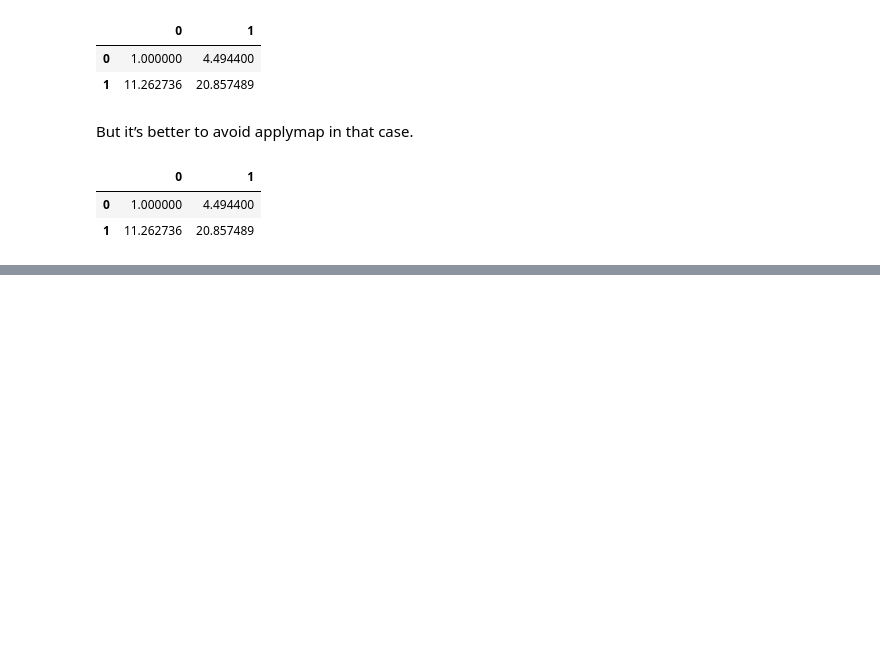
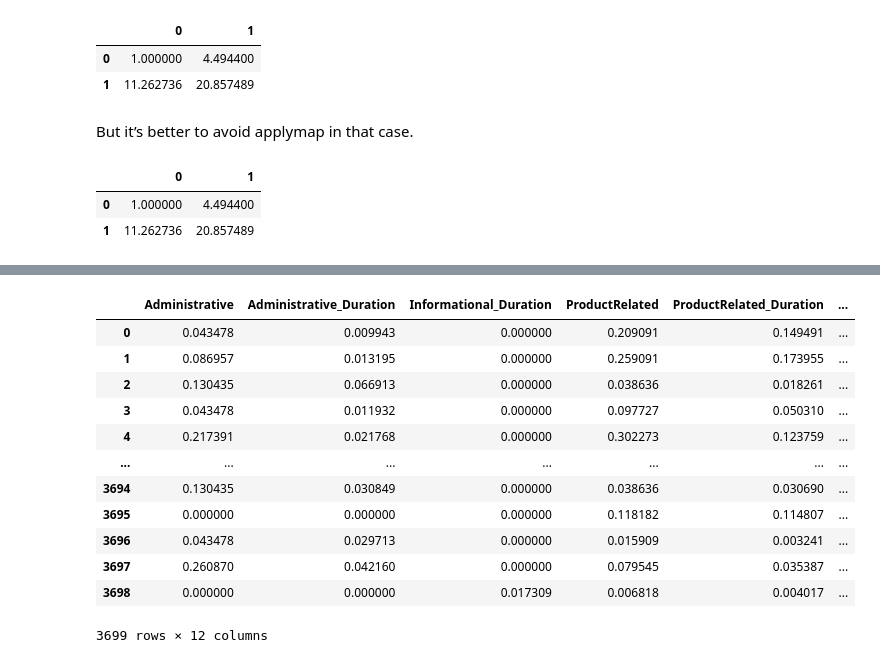
Before and after one commit to josingler/GDA, a Jupyter notebook: GDA_test_beispiele.ipynb, the cells around one changed output, grey strips where cells are left out. Saved outputs shown, nothing was run; the diff lists cells and outputs as text; code cells hidden in the pictures; blank space fills up the shorter version.

```diff
--- a/GDA_test_beispiele.ipynb
+++ b/GDA_test_beispiele.ipynb
@@ -778,0 +1603,17 @@ df2 ** 2
+# %%
+h19 = df.loc[:, cond19]
+h19
+# %% [output]
+|  | Administrative | Administrative_Duration | Informational_Duration | ProductRelated | ProductRelated_Duration | ... |
+| 0 | 0.043478 | 0.009943 | 0.000000 | 0.209091 | 0.149491 | ... |
+| 1 | 0.086957 | 0.013195 | 0.000000 | 0.259091 | 0.173955 | ... |
+| 2 | 0.130435 | 0.066913 | 0.000000 | 0.038636 | 0.018261 | ... |
+| 3 | 0.043478 | 0.011932 | 0.000000 | 0.097727 | 0.050310 | ... |
+| 4 | 0.217391 | 0.021768 | 0.000000 | 0.302273 | 0.123759 | ... |
+| ... | ... | ... | ... | ... | ... | ... |
+| 3694 | 0.130435 | 0.030849 | 0.000000 | 0.038636 | 0.030690 | ... |
+| 3695 | 0.000000 | 0.000000 | 0.000000 | 0.118182 | 0.114807 | ... |
+| 3696 | 0.043478 | 0.029713 | 0.000000 | 0.015909 | 0.003241 | ... |
+| 3697 | 0.260870 | 0.042160 | 0.000000 | 0.079545 | 0.035387 | ... |
+| 3698 | 0.000000 | 0.000000 | 0.017309 | 0.006818 | 0.004017 | ... |
+3699 rows × 12 columns
```
Also changed, not shown: parts of 117 cells of this notebook.
